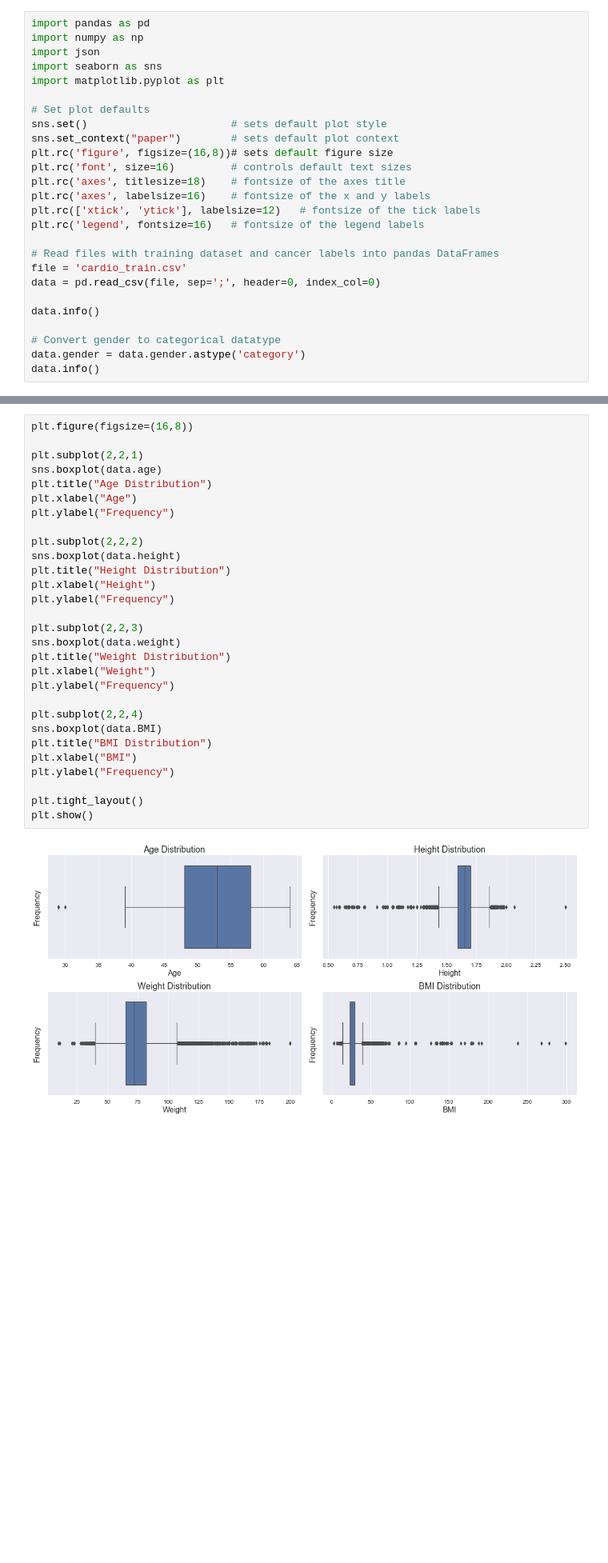
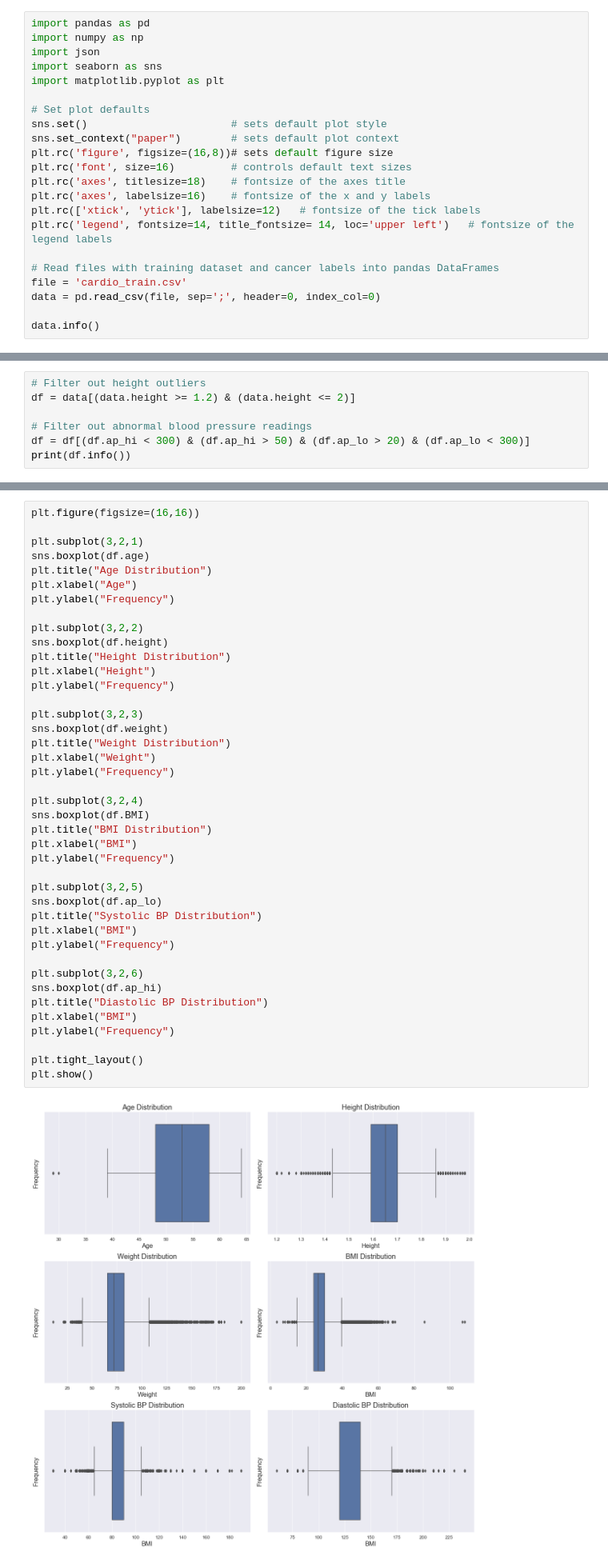
Before and after one commit to cmcdonold/Springboard, a Jupyter notebook: Capstone Project II/Capstone_II_EDA.ipynb, the cells around one changed output, grey strips where cells are left out. Shown at 80% size. Cells and saved outputs as stored; diff of their text form; blank space fills up the shorter version.

```diff
--- a/Capstone Project II/Capstone_II_EDA.ipynb
+++ b/Capstone Project II/Capstone_II_EDA.ipynb
@@ -31,17 +31,13 @@ plt.rc('font', size=16)         # controls default text sizes
 plt.rc('axes', titlesize=18)    # fontsize of the axes title
 plt.rc('axes', labelsize=16)    # fontsize of the x and y labels
 plt.rc(['xtick', 'ytick'], labelsize=12)   # fontsize of the tick labels
-plt.rc('legend', fontsize=16)   # fontsize of the legend labels
+plt.rc('legend', fontsize=14, title_fontsize= 14, loc='upper left')   # fontsize of the legend labels
 
 # Read files with training dataset and cancer labels into pandas DataFrames
 file = 'cardio_train.csv'
 data = pd.read_csv(file, sep=';', header=0, index_col=0)
 
 data.info()
-
-# Convert gender to categorical datatype
-data.gender = data.gender.astype('category')
-data.info()
 # %% [output]
 <class 'pandas.core.frame.DataFrame'>
 Int64Index: 70000 entries, 0 to 99999
@@ -159,0 +193,7 @@ plt.show()
+# %%
+# Filter out height outliers
+df = data[(data.height >= 1.2) & (data.height <= 2)]
+
+# Filter out abnormal blood pressure readings
+df = df[(df.ap_hi < 300) & (df.ap_hi > 50) & (df.ap_lo > 20) & (df.ap_lo < 300)]
+print(df.info())
@@ -160,31 +263,43 @@ plt.show()
 # %%
-plt.figure(figsize=(16,8))
+plt.figure(figsize=(16,16))
 
-plt.subplot(2,2,1)
-sns.boxplot(data.age)
+plt.subplot(3,2,1)
+sns.boxplot(df.age)
 plt.title("Age Distribution")
 plt.xlabel("Age")
 plt.ylabel("Frequency")
 
-plt.subplot(2,2,2)
-sns.boxplot(data.height)
+plt.subplot(3,2,2)
+sns.boxplot(df.height)
 plt.title("Height Distribution")
 plt.xlabel("Height")
 plt.ylabel("Frequency")
 
-plt.subplot(2,2,3)
-sns.boxplot(data.weight)
+plt.subplot(3,2,3)
+sns.boxplot(df.weight)
 plt.title("Weight Distribution")
 plt.xlabel("Weight")
 plt.ylabel("Frequency")
 
-plt.subplot(2,2,4)
-sns.boxplot(data.BMI)
+plt.subplot(3,2,4)
+sns.boxplot(df.BMI)
 plt.title("BMI Distribution")
+plt.xlabel("BMI")
+plt.ylabel("Frequency")
+
+plt.subplot(3,2,5)
+sns.boxplot(df.ap_lo)
+plt.title("Systolic BP Distribution")
+plt.xlabel("BMI")
+plt.ylabel("Frequency")
+
+plt.subplot(3,2,6)
+sns.boxplot(df.ap_hi)
+plt.title("Diastolic BP Distribution")
 plt.xlabel("BMI")
 plt.ylabel("Frequency")
 
 plt.tight_layout()
 plt.show()
 # %% [output]
-[figure, old version]
+[figure, new version]
```
Also changed, not shown: parts of 23 cells of this notebook.
